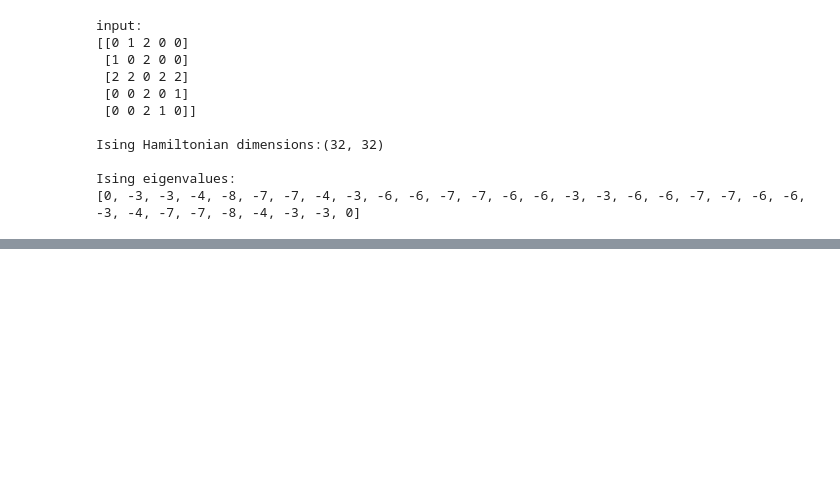
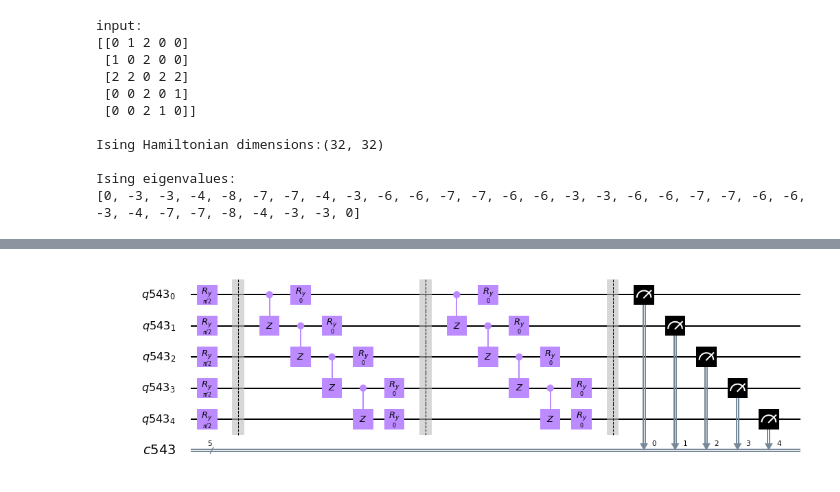
Before and after one commit to NTrevisani/DataScienceMaster, a Jupyter notebook: TFM/MaxCut/Max_Cut.ipynb, the cells around one changed output, grey strips where cells are left out. Saved outputs shown, nothing was run; the diff lists cells and outputs as text; code cells hidden in the pictures; blank space fills up the shorter version.

```diff
--- a/TFM/MaxCut/Max_Cut.ipynb
+++ b/TFM/MaxCut/Max_Cut.ipynb
@@ -321,0 +586,12 @@ Ising eigenvalues:
+# %%
+# Draw an example circuit
+theta = np.array([[PI/2,PI/2,PI/2,PI/2,PI/2],
+                  [0.,0.,0.,0.,0.,],
+                  [0.,0.,0.,0.,0.,]])
+
+n_qbits = 5
+depth   = 2
+
+VQE_circuit(theta, 5, 2).draw(output = 'mpl')
+# %% [output]
+[figure, added]
```
Also changed, not shown: parts of 34 cells of this notebook.
